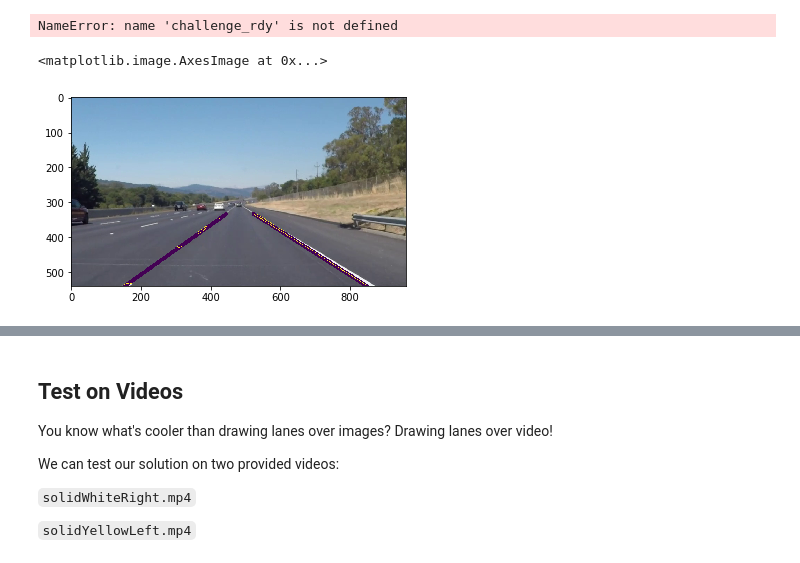
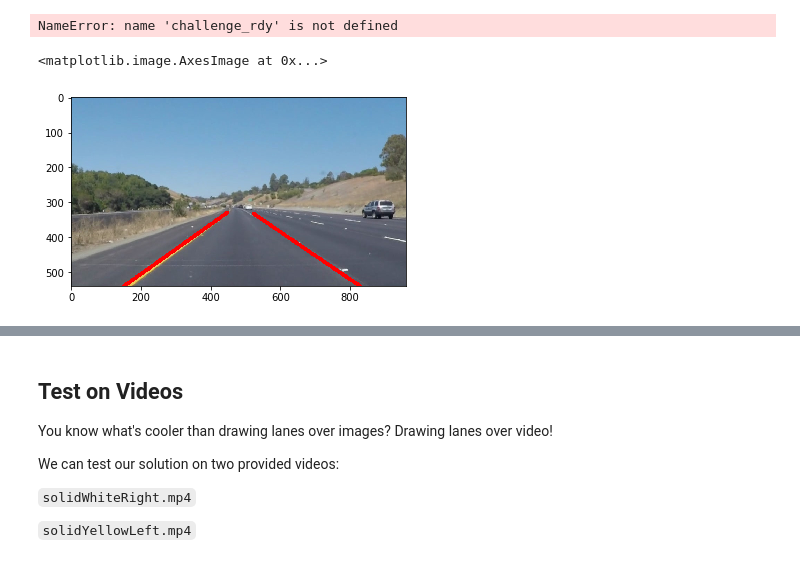
Before and after one commit to acidhills/udacity_traffic_lanes, a Jupyter notebook: P1.ipynb, the cells around one changed output, grey strips where cells are left out. Saved outputs shown, nothing was run; the diff lists cells and outputs as text; code cells hidden in the pictures.

```diff
--- a/P1.ipynb
+++ b/P1.ipynb
@@ -270,14 +270,21 @@ def get_border(lines, debug= False):
         print('lines',lines)
     def filt(x):
         x = x[0]
-        angle = abs(m.degrees(m.atan((x[0]-x[2])/(x[1]-x[3]))))
+#         angle = abs(m.degrees(m.atan((x[0]-x[2])/(x[1]-x[3]))))
 #         print(angle)
-        return angle > 48 and angle < 62 and abs(x[0]-x[2]) > abs(x[1]-x[3])
+#         return angle > 48 and angle < 62 and abs(x[0]-x[2]) > abs(x[1]-x[3])
+
+        angle = abs(m.degrees(m.atan((x[1]-x[3])/(x[0]-x[2]))))
+#         print(angle)
+        return angle > 25 and angle < 80 and abs(x[0]-x[2]) > abs(x[1]-x[3])
+
     def filt_weak(x):
         x = x[0]
-        angle = abs(m.degrees(m.atan((x[0]-x[2])/(x[1]-x[3]))))
+        angle = abs(m.degrees(m.atan((x[1]-x[3])/(x[0]-x[2]))))
 #         print(angle)
-        return angle > 45 and angle < 65
+#         return angle > 45 and angle < 65
+
+        return angle > 25 and angle < 80
     lines_filtered = list(filter(filt,lines))
     if len(lines_filtered) == 0:
         lines_filtered = list(filter(filt_weak,lines))
@@ -288,10 +295,10 @@ def get_border(lines, debug= False):
     merged = []
     for line in lines_filtered:
         line = line[0]
-        angle1 = abs(m.degrees(m.atan((line[0]-line[2])/(line[1]-line[3]))))
+        angle1 = abs(m.degrees(m.atan((line[1]-line[3])/(line[0]-line[2]))))
         for line2 in lines_filtered:
             line2=line2[0]
-            angle2 = abs(m.degrees(m.atan((line2[0]-line2[2])/(line2[1]-line2[3]))))
+            angle2 = abs(m.degrees(m.atan((line2[1]-line2[3])/(line2[0]-line2[2]))))
             if ((max(line[1],line[3])> line2[1]
                     and min(line[1],line[3]) < line2[1])
                     or
@@ -387,31 +394,31 @@ image = mpimg.imread('test_images/'+img)
 # %%
 # TODO: Build your pipeline that will draw lane lines on the test_images
 # then save them to the test_images_output directory.
 from pathlib import Path
 Path("test_images_output").mkdir(parents=True, exist_ok=True)
-# for img in [os.listdir("test_images/")[4]]:
+for img in [os.listdir("test_images/")[4]]:
 # for img in os.listdir("test_images/"):
-for img in ['img_err.jpg']:
+# for img in ['img_err.jpg']:
     image = mpimg.imread('test_images/'+img)
     gray_img = get_prepared_image(image)
     left, right = get_lines(gray_img)
 
 
     line_img_t = np.zeros((image.shape[0], image.shape[1], 3), dtype=np.uint8)
 
     l_line = get_border(left)
     l_top = (max(left[0][0][0],left[0][0][2]),min(left[0][0][1],left[0][0][3]))
     r_line = get_border(right)
     r_top  = (right[0][0][0],right[0][0][1])
     draw_lines(image, [get_line(l_line,r_top, l_top,image.shape),get_line(r_line,l_top, r_top,image.shape)], thickness=10)
 #     draw_lines(image, left+right, thickness=2)
     mpimg.imsave('test_images_output/'+img, image)
 
 
 plt.imshow(image)
 # %% [output]
 <matplotlib.image.AxesImage at 0x...>
-[figure, old version]
+[figure, new version]
 # %%
 # strong_cnt = 0
 # weak_cnt = 0
```
Also changed, not shown: parts of 8 cells of this notebook, 7 other files.
